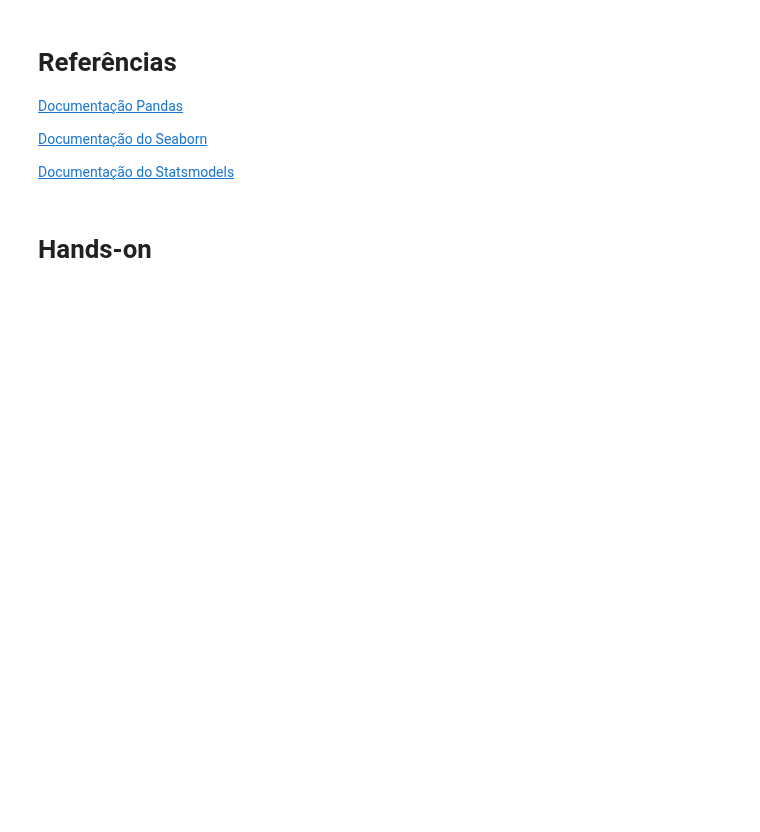
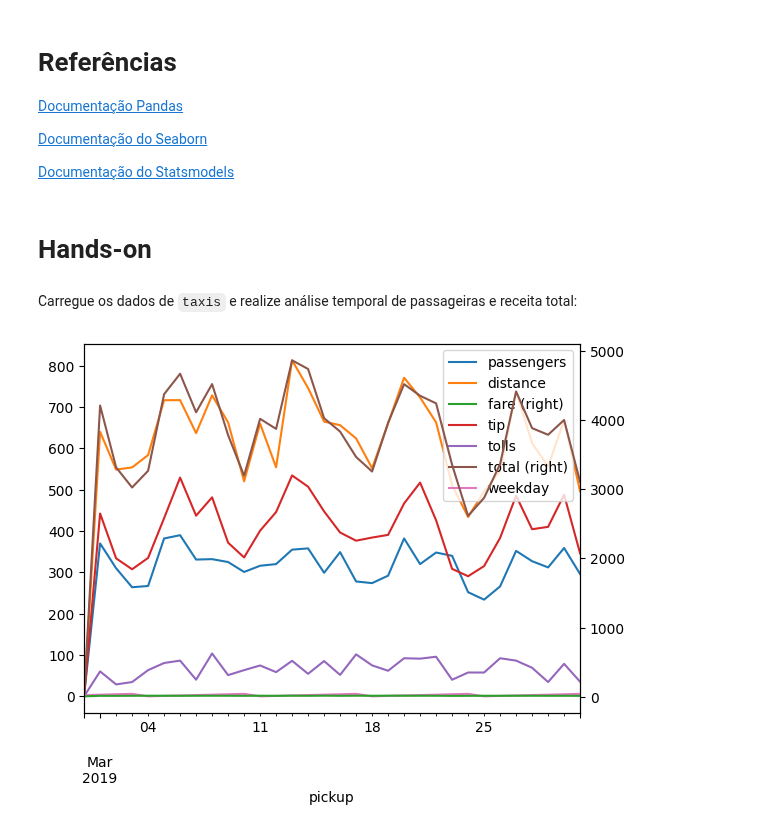
Before and after one commit to allansuzuki/ADA_classes, a Jupyter notebook: DS-PY-Data-Science/DS-PY-018 ANÁLISE EXPLORATÓRIA DE DADOS/Material do Aluno/Aula6_Graficos_analise_temporal.ipynb, the cells around one changed output. Drawn from its saved outputs; the diff is of its cells as text; code cells hidden in the pictures; blank space fills up the shorter version.

```diff
--- a/DS-PY-Data-Science/DS-PY-018 ANÁLISE EXPLORATÓRIA DE DADOS/Material do Aluno/Aula6_Graficos_analise_temporal.ipynb
+++ b/DS-PY-Data-Science/DS-PY-018 ANÁLISE EXPLORATÓRIA DE DADOS/Material do Aluno/Aula6_Graficos_analise_temporal.ipynb
@@ -113,3 +113,19 @@ Se quiser saber mais sobre os modelos aditivo e multiplicativo da teorica de dec
 [Documentação do Statsmodels](https://www.statsmodels.org/stable/api.html)
 # %% [markdown]
 # Hands-on
+# %% [markdown]
+Carregue os dados de `taxis` e realize análise temporal de passageiras e receita total:
+# %%
+import seaborn as sns
+import pandas as pd
+
+# load dataset
+df = sns.load_dataset('taxis')
+
+# i want to have all group by date
+df_taxis = df.sort_values('pickup').groupby(pd.Grouper( freq='D', key='pickup')).agg({c:'sum' if c!='fare' else 'mean' for c in df.select_dtypes(include='number').columns}).assign(weekday = lambda x: x.index.weekday)
+# %%
+# plot values to see the results
+df_taxis.plot(secondary_y=['total','fare']);
+# %% [output]
+[figure, added]
```
Also changed, not shown: parts of 2 cells of this notebook.
